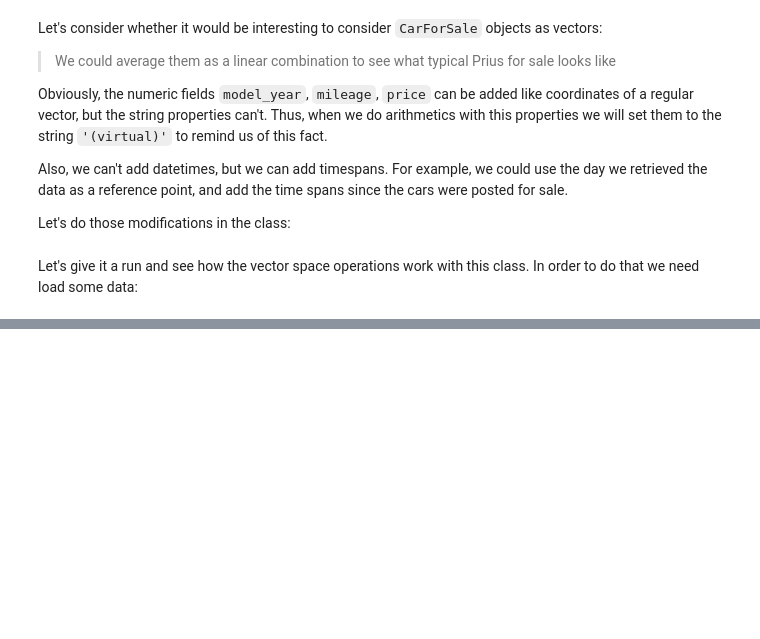
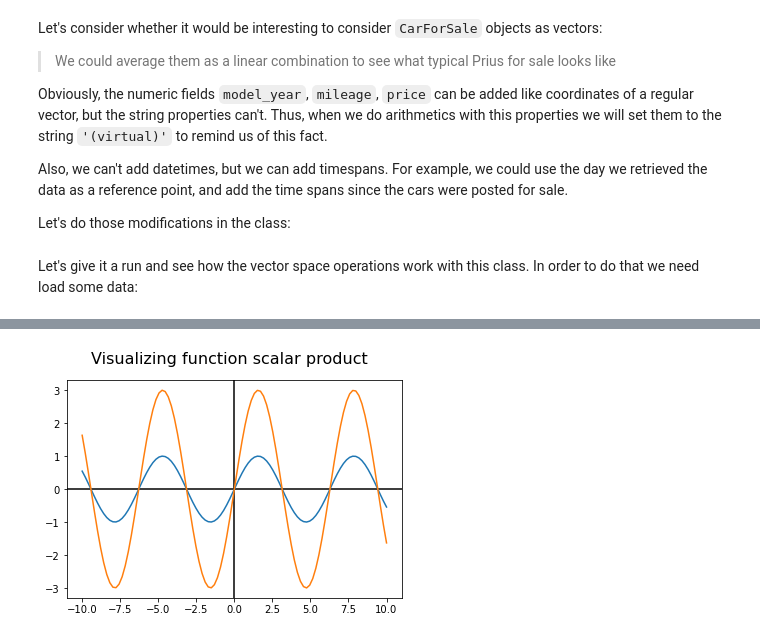
Before and after one commit to sergiofgonzalez/math-workbench, a Jupyter notebook: 05-generalizations-for-higher-dimensions/01-generalizing-to-higher-dimensions-concepts-notebook/generalization-concepts.ipynb, the cells around one changed output, grey strips where cells are left out. Saved outputs shown, nothing was run; the diff lists cells and outputs as text; code cells hidden in the pictures; blank space fills up the shorter version.

```diff
--- a/05-generalizations-for-higher-dimensions/01-generalizing-to-higher-dimensions-concepts-notebook/generalization-concepts.ipynb
+++ b/05-generalizations-for-higher-dimensions/01-generalizing-to-higher-dimensions-concepts-notebook/generalization-concepts.ipynb
@@ -667,0 +765,14 @@ print(cars[0].__dict__)
+# %%
+from my_plot import plot
+
+def g(x):
+    return sin(x)
+
+def mult_function(scalar, f):
+    def new_function(x):
+        return scalar * g(x)
+    return new_function
+
+plot([g, mult_function(3, g)], -10, 10, 'Visualizing function scalar product')
+# %% [output]
+[figure, added]
```
Also changed, not shown: parts of 11 cells of this notebook, 1 other file.
